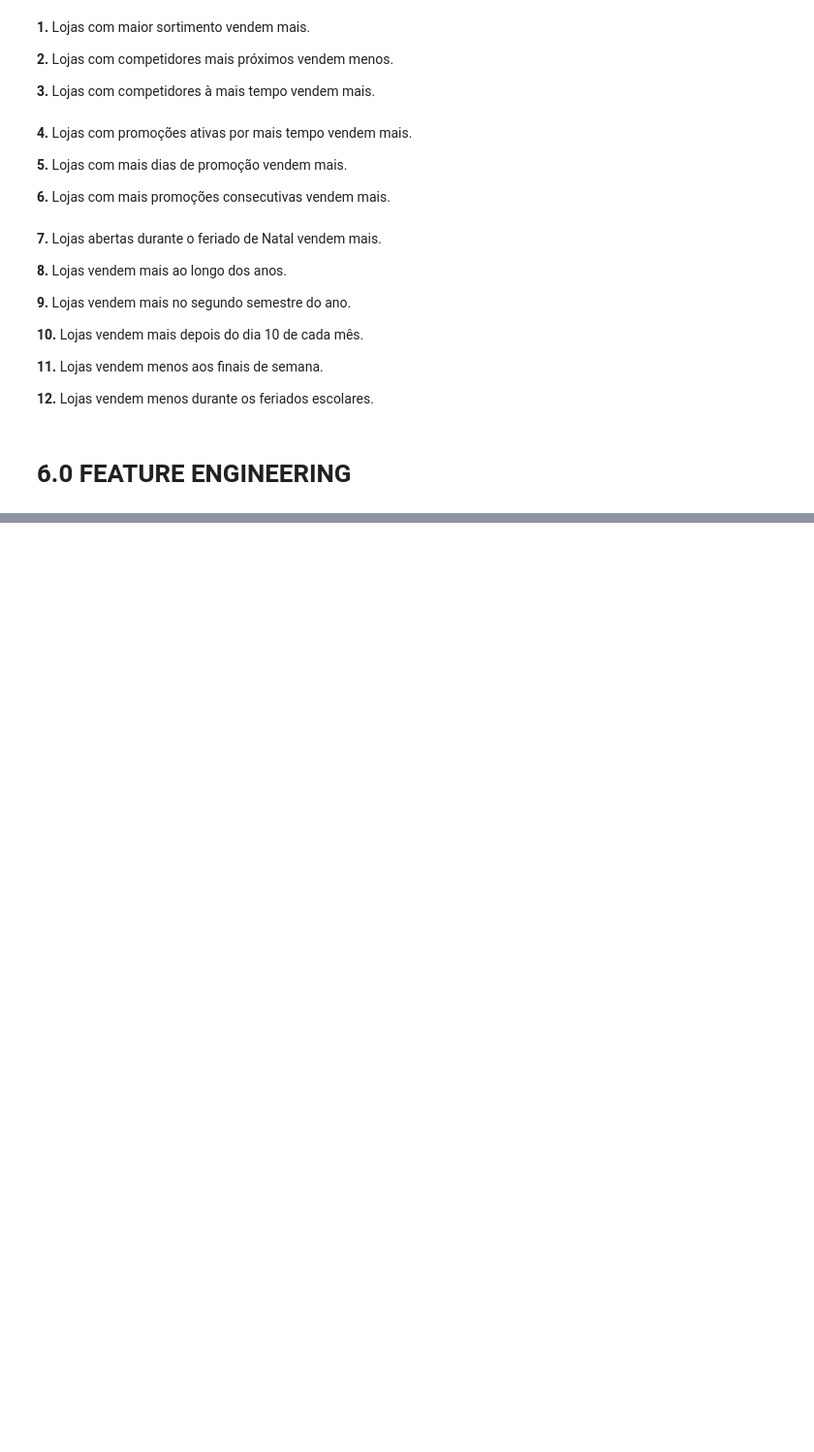
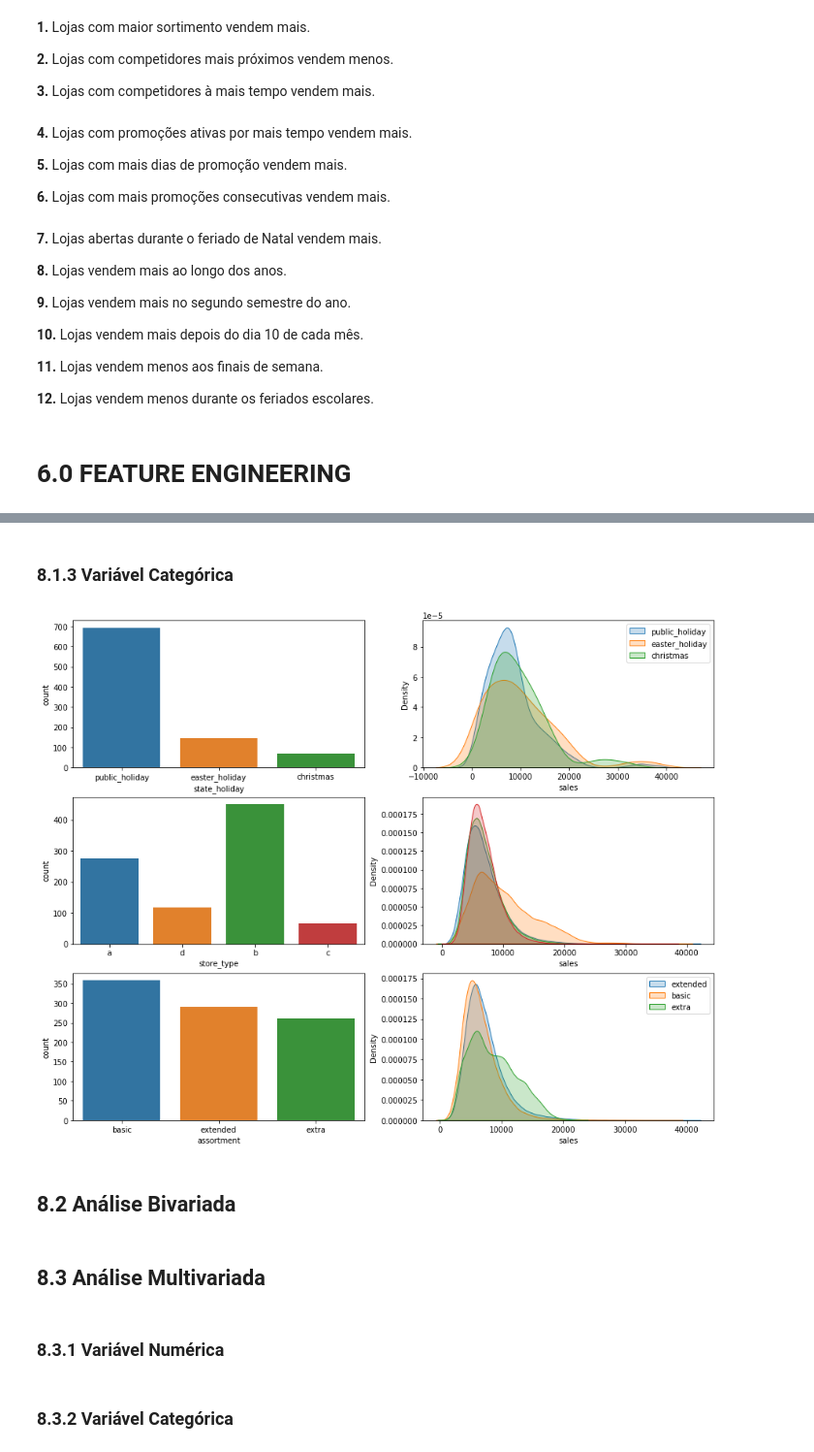
Before and after one commit to Jhonatanslopes/Rossmann-Sales-Forecast, a Jupyter notebook: notebook.ipynb, the cells around one changed output, grey strips where cells are left out. Shown at 97% size. Saved outputs shown, nothing was run; the diff lists cells and outputs as text; code cells hidden in the pictures; blank space fills up the shorter version.

```diff
--- a/notebook.ipynb
+++ b/notebook.ipynb
@@ -398,0 +417,49 @@ df.drop(columns=cols_drop, inplace=True)
+# %% [markdown]
+### 8.1.3 Variável Categórica
+# %%
+categories = df.select_dtypes(include=['object'])
+
+# -- state_holiday
+filter_holiday = categories[categories['state_holiday'] != 'regular_day']
+plt.figure(figsize=(15, 12))
+plt.subplot(3, 2, 1)
+sns.countplot(x='state_holiday', data=filter_holiday)
+
+plt.subplot(3, 2, 2)
+sns.kdeplot(x=df[df['state_holiday'] == 'public_holiday']['sales'], label='public_holiday', shade=True)
+sns.kdeplot(x=df[df['state_holiday'] == 'easter_holiday']['sales'], label='easter_holiday', shade=True)
+sns.kdeplot(x=df[df['state_holiday'] == 'christmas']['sales'], label='christmas', shade=True)
+plt.legend()
+
+
+# -- store_type
+plt.subplot(3, 2, 3)
+sns.countplot(x='store_type', data=filter_holiday)
+
+plt.subplot(3, 2, 4)
+sns.kdeplot(x=df[df['store_type'] == 'a']['sales'], label='a', shade=True)
+sns.kdeplot(x=df[df['store_type'] == 'b']['sales'], label='b', shade=True)
+sns.kdeplot(x=df[df['store_type'] == 'c']['sales'], label='c', shade=True)
+sns.kdeplot(x=df[df['store_type'] == 'd']['sales'], label='d', shade=True)
+
+
+# -- assortment
+plt.subplot(3, 2, 5)
+sns.countplot(x='assortment', data=filter_holiday)
+
+plt.subplot(3, 2, 6)
+sns.kdeplot(x=df[df['assortment'] == 'extended']['sales'], label='extended', shade=True)
+sns.kdeplot(x=df[df['assortment'] == 'basic']['sales'], label='basic', shade=True)
+sns.kdeplot(x=df[df['assortment'] == 'extra']['sales'], label='extra', shade=True)
+
+plt.legend();
+# %% [output]
+[figure, added]
+# %% [markdown]
+## 8.2 Análise Bivariada
+# %% [markdown]
+## 8.3 Análise Multivariada
+# %% [markdown]
+### 8.3.1 Variável Numérica
+# %% [markdown]
+### 8.3.2 Variável Categórica
```
Also changed, not shown: parts of 18 cells of this notebook.
